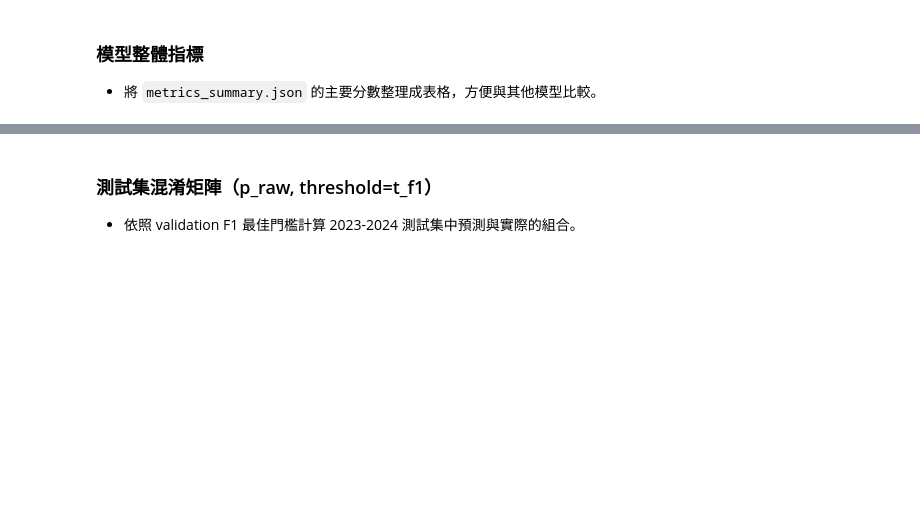
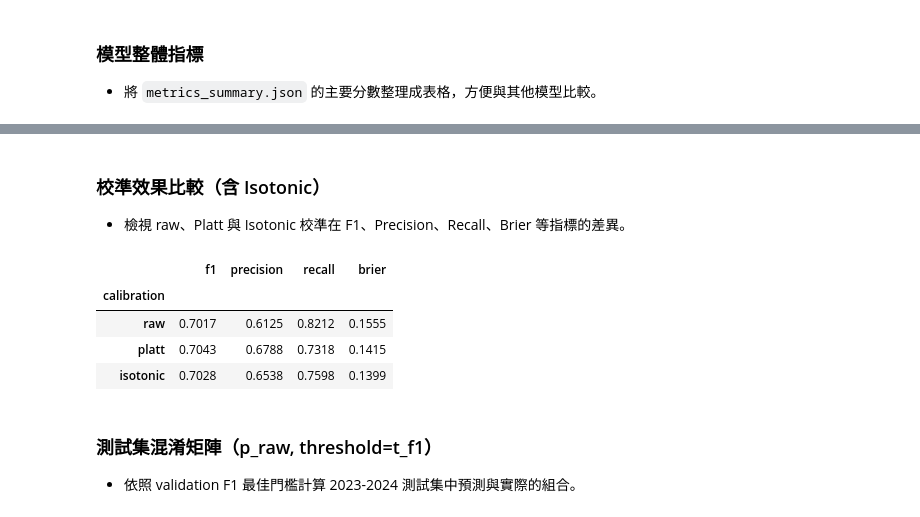
Before and after one commit to chieh1227/fintech_ML_project, a Jupyter notebook: baseline_model.ipynb, the cells around one changed output, grey strips where cells are left out. Cells and saved outputs as stored; diff of their text form; code cells hidden in the pictures; blank space fills up the shorter version.

```diff
--- a/baseline_model.ipynb
+++ b/baseline_model.ipynb
@@ -412,3 +412,20 @@ metrics_df.round({ 'f1': 4, 'precision': 4, 'recall': 4, 'brier': 4})
+# %% [markdown]
+### 校準效果比較（含 Isotonic）
+- 檢視 raw、Platt 與 Isotonic 校準在 F1、Precision、Recall、Brier 等指標的差異。
+# %%
+selected_metrics = ['f1', 'precision', 'recall', 'brier']
+calibration_metrics = pd.DataFrame({
+    name: {metric: metrics_summary[name][metric] for metric in selected_metrics}
+    for name in ['raw', 'platt', 'isotonic']
+}).T
+calibration_metrics.index.name = 'calibration'
+calibration_metrics.round(4)
+# %% [output]
+|  | f1 | precision | recall | brier |
+| calibration |  |  |  |  |
+| raw | 0.7017 | 0.6125 | 0.8212 | 0.1555 |
+| platt | 0.7043 | 0.6788 | 0.7318 | 0.1415 |
+| isotonic | 0.7028 | 0.6538 | 0.7598 | 0.1399 |
 # %% [markdown]
 ### 測試集混淆矩陣（p_raw, threshold=t_f1）
 - 依照 validation F1 最佳門檻計算 2023-2024 測試集中預測與實際的組合。
```
Also changed, not shown: parts of 4 cells of this notebook, 1 other file.
